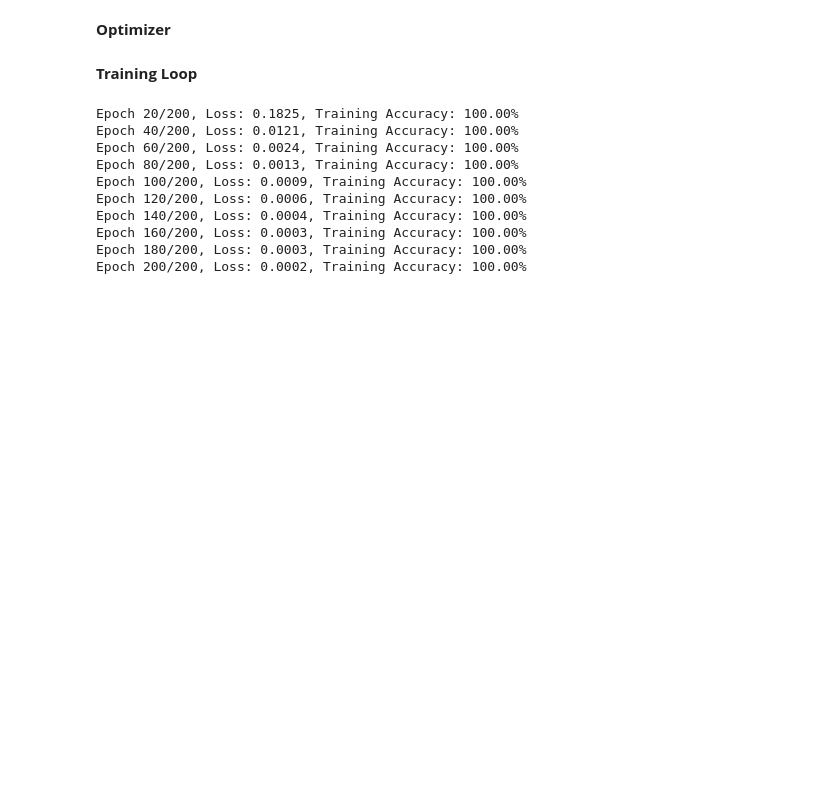
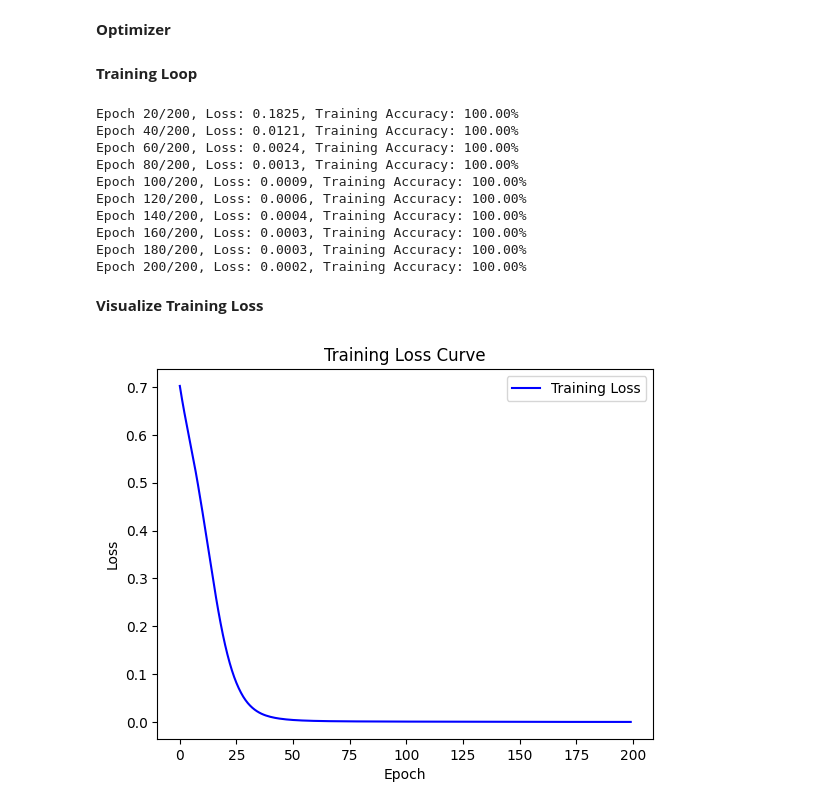
Before and after one commit to su92-msaiw-f25-006-boop/lessons-learned, a Jupyter notebook: Email.ipynb, the cells around one changed output. Cells and saved outputs as stored; diff of their text form; code cells hidden in the pictures; blank space fills up the shorter version.

Commit message:
Visualize Training loss

```diff
--- a/Email.ipynb
+++ b/Email.ipynb
@@ -122,3 +122,14 @@ Epoch 140/200, Loss: 0.0004, Training Accuracy: 100.00%
 Epoch 160/200, Loss: 0.0003, Training Accuracy: 100.00%
 Epoch 180/200, Loss: 0.0003, Training Accuracy: 100.00%
 Epoch 200/200, Loss: 0.0002, Training Accuracy: 100.00%
+# %% [markdown]
+**Visualize Training Loss**
+# %%
+plt.plot(train_losses, color='blue', label='Training Loss')
+plt.xlabel("Epoch")
+plt.ylabel("Loss")
+plt.title("Training Loss Curve")
+plt.legend()
+plt.show()
+# %% [output]
+[figure, added]
```
